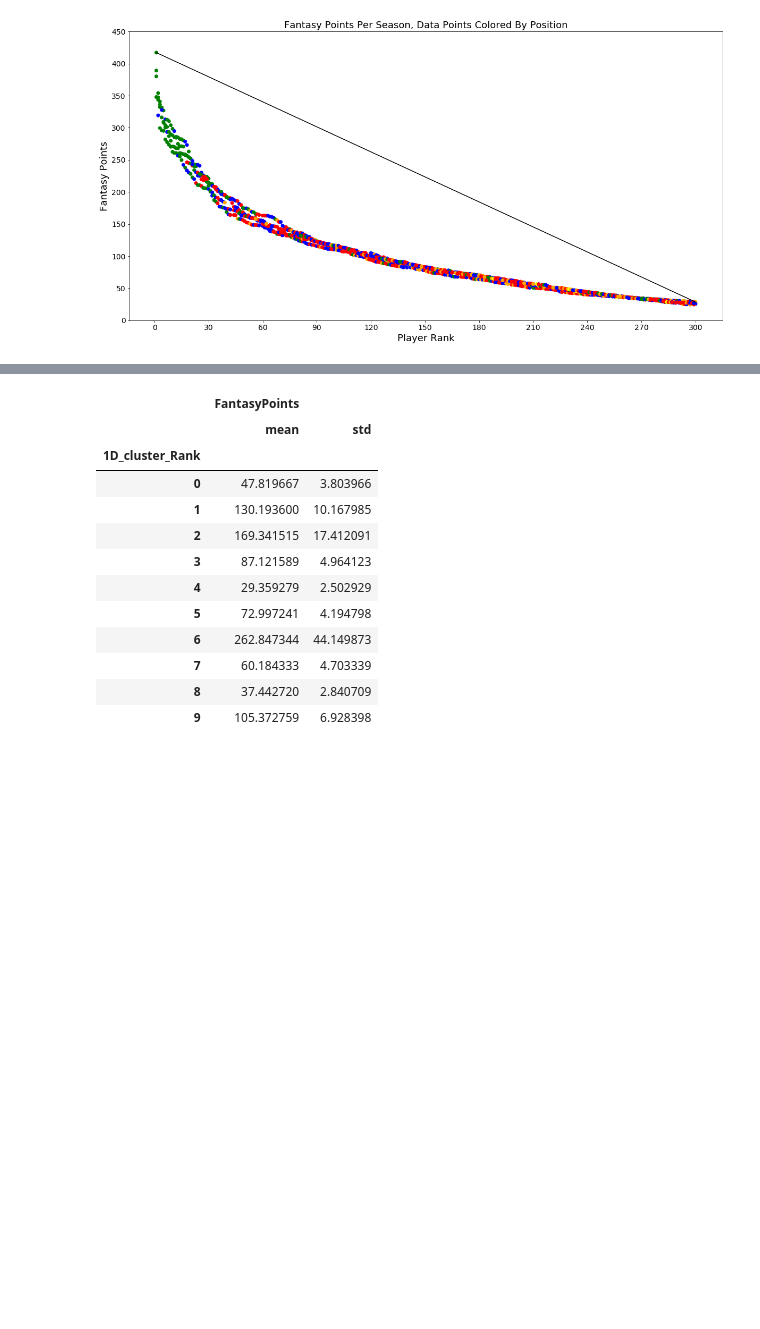
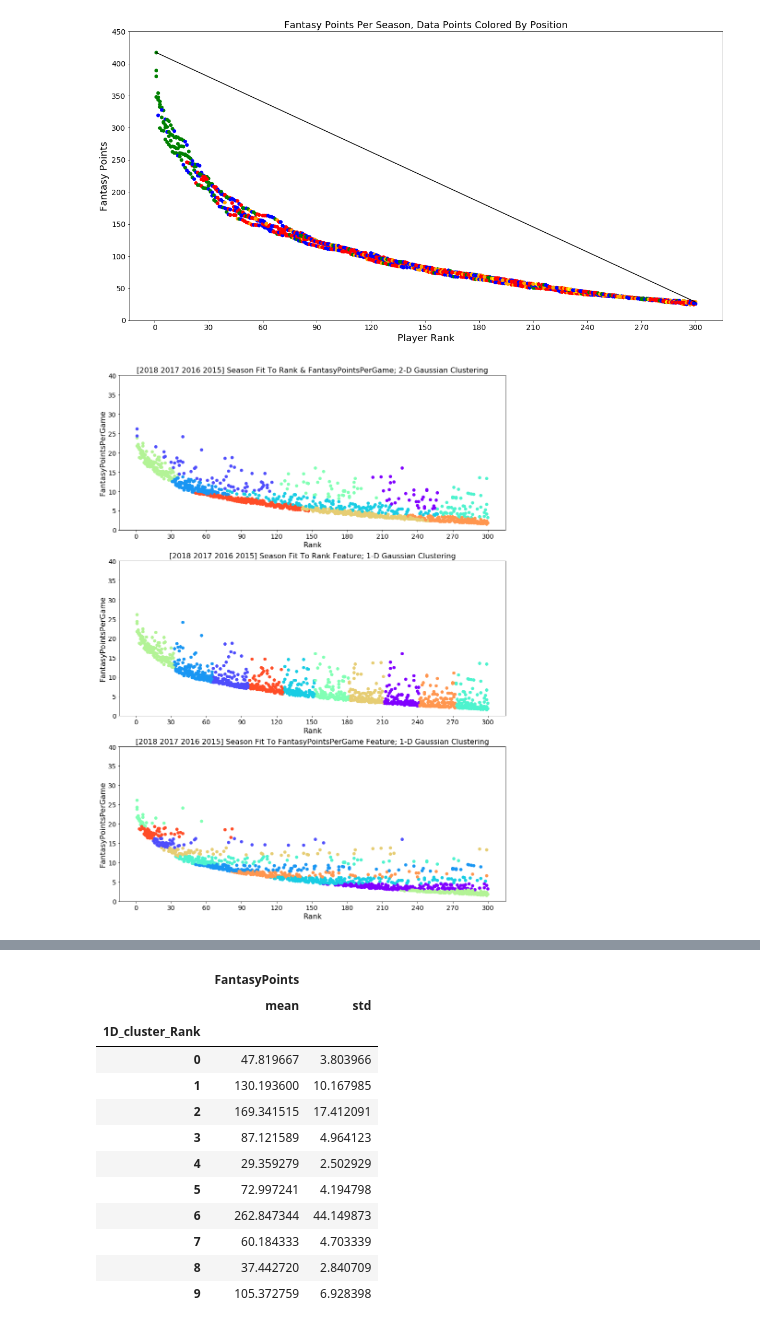
Before and after one commit to cbratkovics/fantasy_football, a Jupyter notebook: code/models/top_overall_players_per_season_Gaussian_clustering.ipynb, the cells around one changed output, grey strips where cells are left out. Saved outputs shown, nothing was run; the diff lists cells and outputs as text; code cells hidden in the pictures; blank space fills up the shorter version.

```diff
--- a/code/models/top_overall_players_per_season_Gaussian_clustering.ipynb
+++ b/code/models/top_overall_players_per_season_Gaussian_clustering.ipynb
@@ -85,11 +85,11 @@ def gauss_mix_plotter(df, col_1, col_2, clusters = 10, is_year = True):
 
     # Create plot title for each subplot:
     if is_year:
-        chart_2d_title = (f'{col_1} By {col_2} of {year} Season; 2-D Gaussian Clustering'.format(col_1, col_2, year))
+        chart_2d_title = (f'{year} Season Fit To {col_1} & {col_2}; 2-D Gaussian Clustering'.format(col_1, col_2, year))
         chart_1d_1_title = (f'{year} Season Fit To {col_1} Feature; 1-D Gaussian Clustering'.format(year, col_1))
         chart_1d_2_title = (f'{year} Season Fit To {col_2} Feature; 1-D Gaussian Clustering'.format(year, col_2))
     else:
-        chart_2d_title = (f'{col_1} By {col_2}; 2-D Gaussian Clustering'.format(col_1, col_2))
+        chart_2d_title = (f'Model Fit To {col_1} & {col_2}; 2-D Gaussian Clustering'.format(col_1, col_2))
         chart_1d_1_title = (f'Model Fit To {col_1} Feature; 1-D Gaussian Clustering'.format(col_1))
         chart_1d_2_title = (f'Model Fit To {col_2} Feature; 1-D Gaussian Clustering'.format(col_2))
 
@@ -117,7 +117,11 @@ def gauss_mix_plotter(df, col_1, col_2, clusters = 10, is_year = True):
     plt.xlabel(col_1, fontsize=16)
     plt.ylabel(col_2, fontsize=16)
     plt.xticks(np.arange(0, 301, step=30), size=14)
-    plt.yticks(np.arange(0, 451, step=50), size=14)
+
+    if col_2 == 'FantasyPointsPerGame':
+        plt.yticks(np.arange(0, 41, step=5), size=14)
+    else:
+        plt.yticks(np.arange(0, 451, step=50), size=14)
 
     # Plot 1-D GMM clusters for col_1:
     plt.subplot(3,1,2)
@@ -126,7 +130,11 @@ def gauss_mix_plotter(df, col_1, col_2, clusters = 10, is_year = True):
     plt.xlabel(col_1, fontsize=16)
     plt.ylabel(col_2, fontsize=16)
     plt.xticks(np.arange(0, 301, step=30), size=14)
-    plt.yticks(np.arange(0, 451, step=50), size=14)
+
+    if col_2 == 'FantasyPointsPerGame':
+        plt.yticks(np.arange(0, 41, step=5), size=14)
+    else:
+        plt.yticks(np.arange(0, 451, step=50), size=14)
 
     # Plot 1-D GMM clusters for col_2:
     plt.subplot(3,1,3)
@@ -134,8 +142,13 @@ def gauss_mix_plotter(df, col_1, col_2, clusters = 10, is_year = True):
     plt.title(chart_1d_2_title, fontsize=16)
     plt.xlabel(col_1, fontsize=16)
     plt.ylabel(col_2, fontsize=16)
+
+    if col_2 == 'FantasyPointsPerGame':
+        plt.yticks(np.arange(0, 41, step=5), size=14)
+    else:
+        plt.yticks(np.arange(0, 451, step=50), size=14)
+
     plt.xticks(np.arange(0, 301, step=30), size=14)
-    plt.yticks(np.arange(0, 451, step=50), size=14)
 
     col_1_name = '1D_cluster_' + str(col_1)
     col_2_name = '1D_cluster_' + str(col_2)
@@ -152,3 +165,8 @@ def gauss_mix_plotter(df, col_1, col_2, clusters = 10, is_year = True):
     plt.show()
 
     return df
+# %%
+# Generate Gaussian Mixture cluster plots for best overall players in the 2015, 2016, 2017, and 2018 NFL season:
+o_df_per_game = gauss_mix_plotter(o_df, 'Rank', 'FantasyPointsPerGame', 10)
+# %% [output]
+[figure, added]
```
Also changed, not shown: parts of 43 cells of this notebook, 9 other files.
